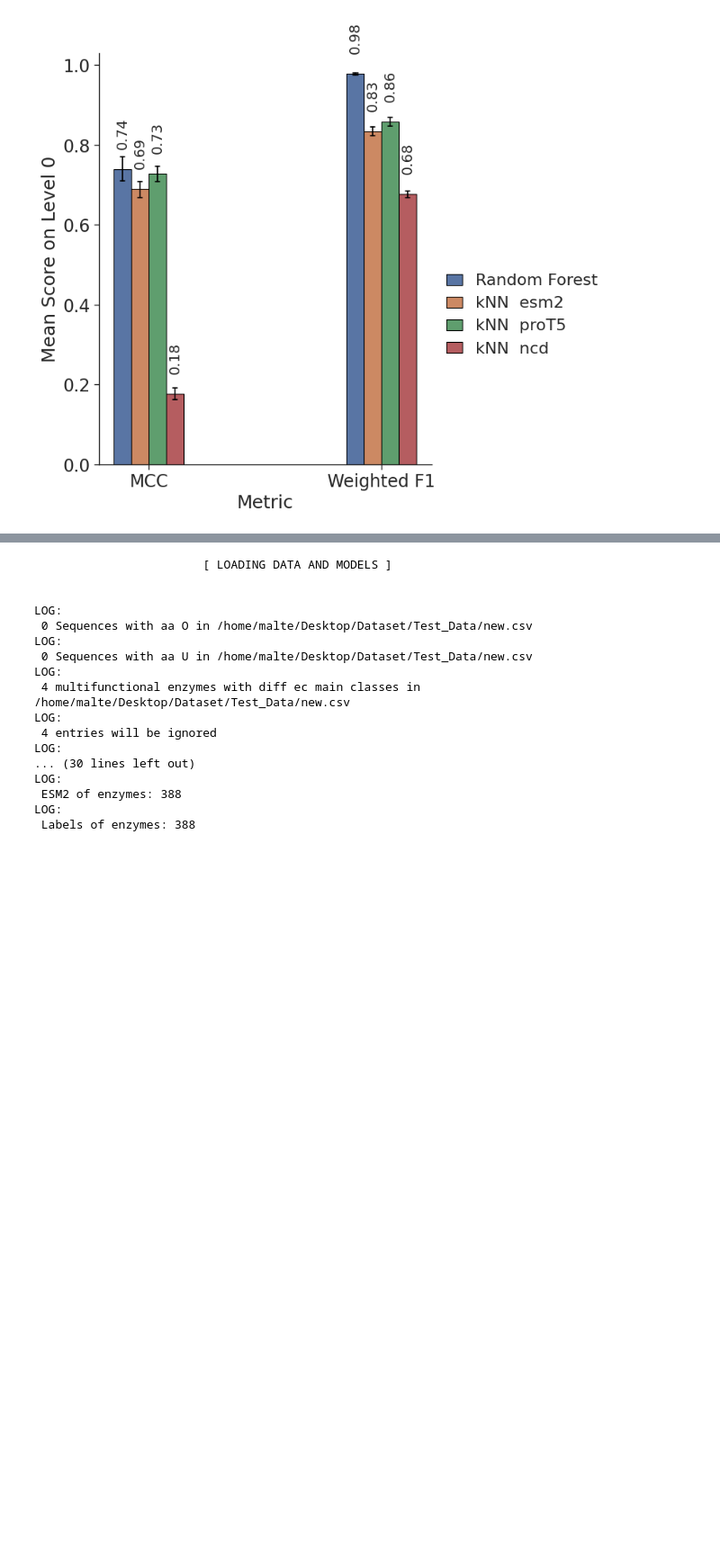
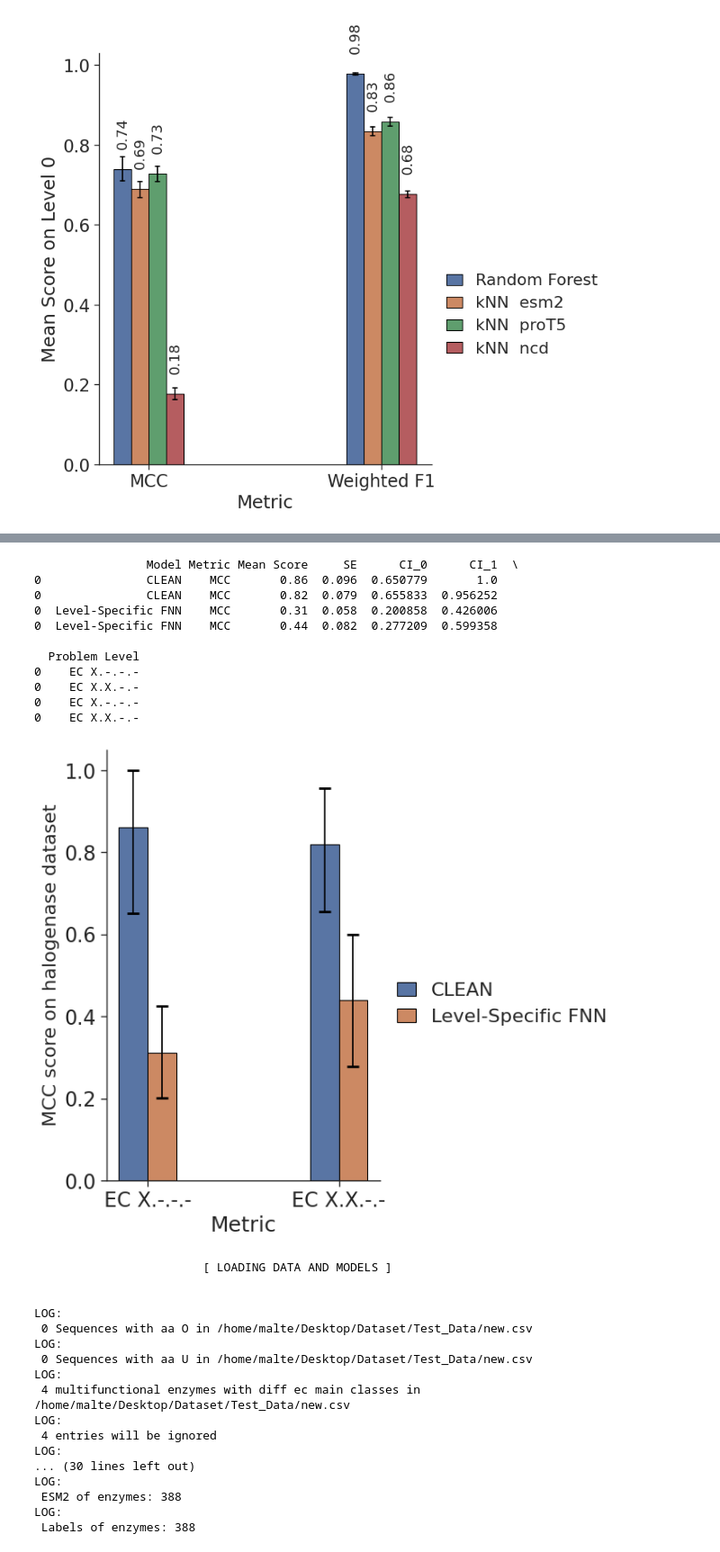
Before and after one commit to github4touchdouble/nnet-enzyme, a Jupyter notebook: tf_cnn_esm2/combined_fnn_level_2_classification.ipynb, the cells around one changed output, grey strips where cells are left out. Shown at 90% size. Saved outputs shown, nothing was run; the diff lists cells and outputs as text; code cells hidden in the pictures; blank space fills up the shorter version.

```diff
--- a/tf_cnn_esm2/combined_fnn_level_2_classification.ipynb
+++ b/tf_cnn_esm2/combined_fnn_level_2_classification.ipynb
@@ -1445,3 +1481,22 @@ plot_bootstrapped_score_SOTA(
+# %%
+# on halogenase
+plot_bootstrapped_score_SOTA(
+    y_trues=[y_true_l1_clean_h, y_true_l2_clean_h, y_true_l1_h, y_true_l2_h],
+    y_preds=[y_pred_l1_clean_h,y_pred_l2_clean_h, y_pred_l1_h, y_pred_l2_h],
+    model_names=["CLEAN", "CLEAN", "Level-Specific FNN", "Level-Specific FNN"])
+# %% [output]
+                Model Metric Mean Score     SE      CI_0      CI_1  \
+0               CLEAN    MCC       0.86  0.096  0.650779       1.0
+0               CLEAN    MCC       0.82  0.079  0.655833  0.956252
+0  Level-Specific FNN    MCC       0.31  0.058  0.200858  0.426006
+0  Level-Specific FNN    MCC       0.44  0.082  0.277209  0.599358
+
+  Problem Level
+0    EC X.-.-.-
+0    EC X.X.-.-
+0    EC X.-.-.-
+0    EC X.X.-.-
+[figure, added]
 # %%
 print("\n\n\t\t\t\033[34m[ LOADING DATA AND MODELS ]\033[0m\n\n\t\t\t")
 
```
Also changed, not shown: parts of 9 cells of this notebook.
